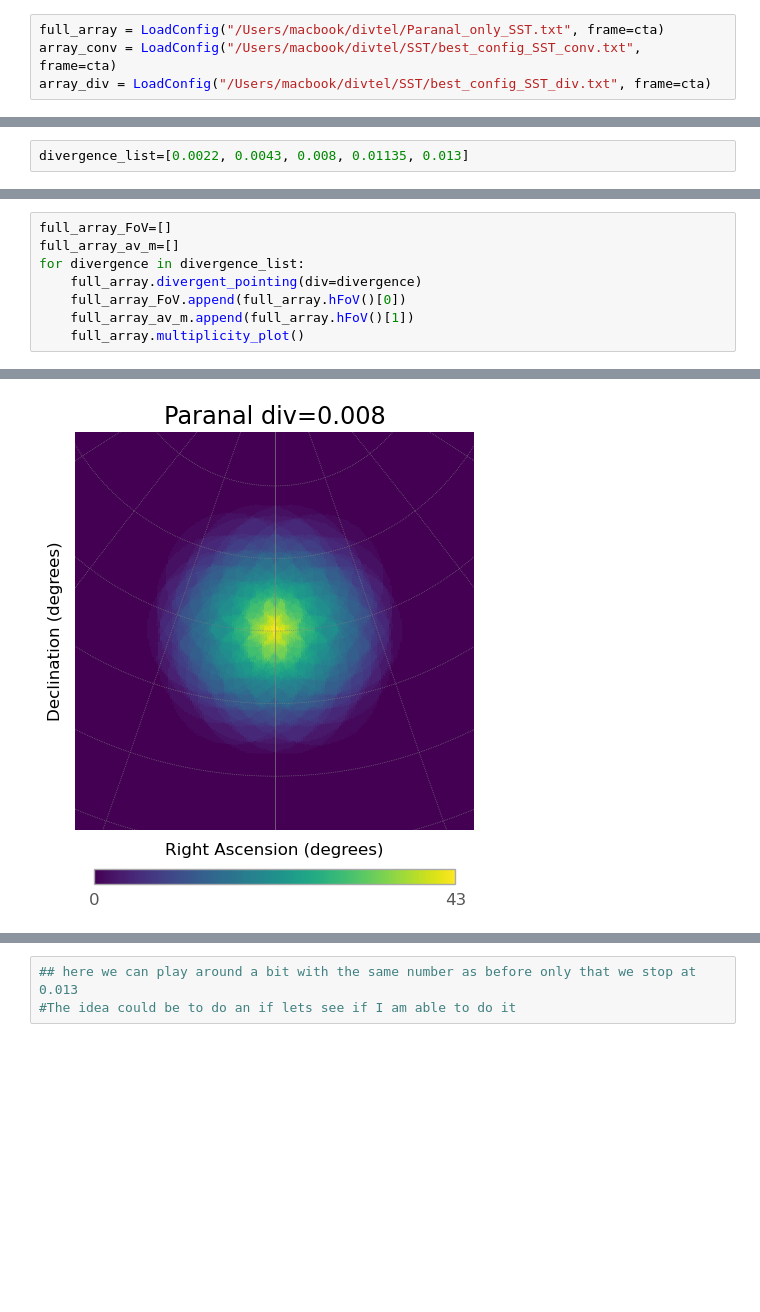
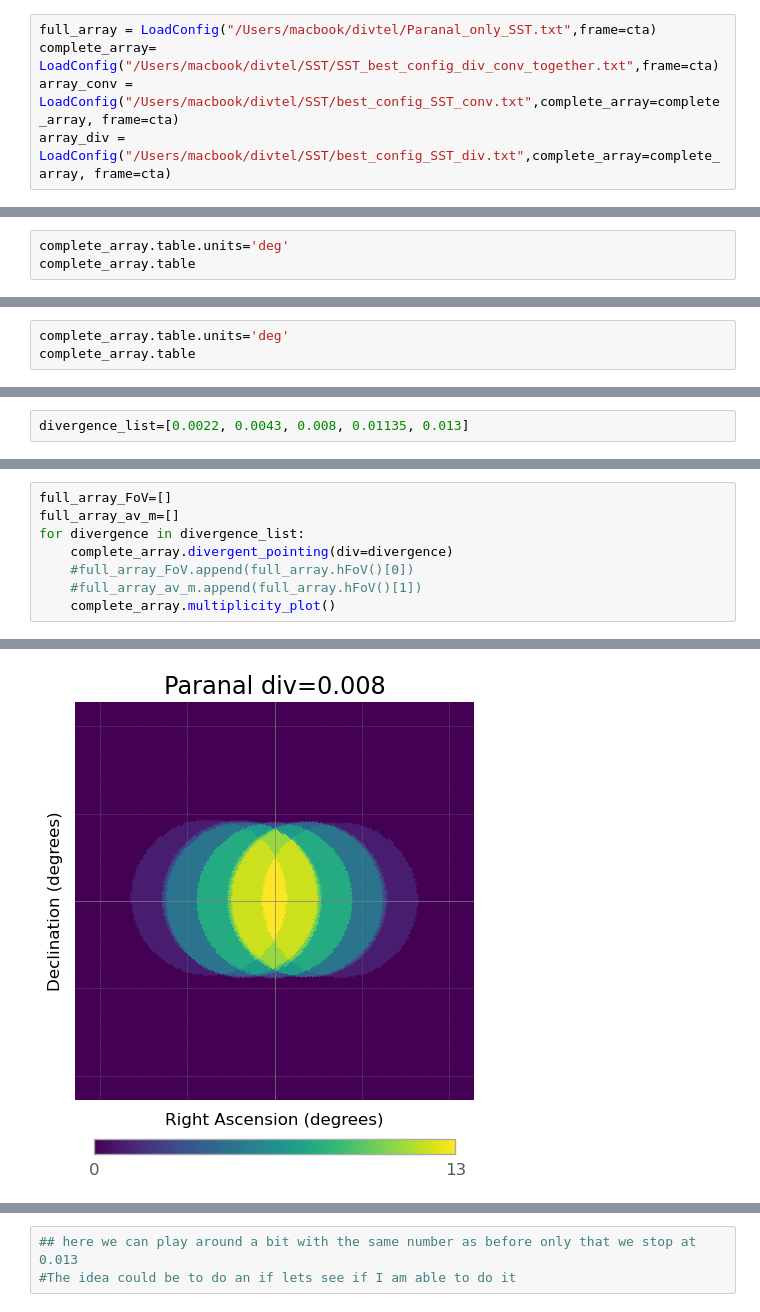
Before and after one commit to SamantaMorales/divtel, a Jupyter notebook: SST/BEST_SST_choosing_divergence_values.ipynb, the cells around one changed output, grey strips where cells are left out. Drawn from its saved outputs; the diff is of its cells as text; blank space fills up the shorter version.

```diff
--- a/SST/BEST_SST_choosing_divergence_values.ipynb
+++ b/SST/BEST_SST_choosing_divergence_values.ipynb
@@ -373,9 +373,10 @@ print(f"New telescope data has been written to {output_file_path_4}")
 # %% [output]
 New telescope data has been written to ./best_config_SST_div.txt
 # %%
-full_array = LoadConfig("/Users/macbook/divtel/Paranal_only_SST.txt", frame=cta)
-array_conv = LoadConfig("/Users/macbook/divtel/SST/best_config_SST_conv.txt", frame=cta)
-array_div = LoadConfig("/Users/macbook/divtel/SST/best_config_SST_div.txt", frame=cta)
+full_array = LoadConfig("/Users/macbook/divtel/Paranal_only_SST.txt",frame=cta)
+complete_array= LoadConfig("/Users/macbook/divtel/SST/SST_best_config_div_conv_together.txt",frame=cta)
+array_conv = LoadConfig("/Users/macbook/divtel/SST/best_config_SST_conv.txt",complete_array=complete_array, frame=cta)
+array_div = LoadConfig("/Users/macbook/divtel/SST/best_config_SST_div.txt",complete_array=complete_array, frame=cta)
 # %%
 array_div.table.units='deg'
 array_div.table
@@ -391,3 +392,6 @@ Table length=7
 | 5 | -415.67 | -402.0 | 48.25 | 0.000 | 0.000 | 90.000 | 5.600 | 4.450 | 62.462 | 1.000 | -0.000 | ... |
 | 6 | -415.67 | 402.0 | 15.58 | 0.000 | 0.000 | 90.000 | 5.600 | 4.450 | 62.462 | 1.000 | -0.000 | ... |
 | 7 | -429.67 | 0.0 | 29.42 | 0.000 | 0.000 | 90.000 | 5.600 | 4.450 | 62.462 | 1.000 | -0.000 | ... |
+# %%
+complete_array.table.units='deg'
+complete_array.table
@@ -405,3 +427,6 @@ Table length=6
 | 4 | 0.0 | -816.83 | 65.42 | 0.000 | 0.000 | 90.000 | 5.600 | 4.450 | 62.462 | 1.000 | -0.000 | ... |
 | 5 | 839.67 | -404.67 | 17.75 | 0.000 | 0.000 | 90.000 | 5.600 | 4.450 | 62.462 | 1.000 | -0.000 | ... |
 | 6 | 839.67 | 404.67 | 10.08 | 0.000 | 0.000 | 90.000 | 5.600 | 4.450 | 62.462 | 1.000 | -0.000 | ... |
+# %%
+complete_array.table.units='deg'
+complete_array.table
@@ -452,8 +533,8 @@ for divergence in divergence_list:
 full_array_FoV=[]
 full_array_av_m=[]
 for divergence in divergence_list:
-    full_array.divergent_pointing(div=divergence)
-    full_array_FoV.append(full_array.hFoV()[0])
-    full_array_av_m.append(full_array.hFoV()[1])
-    full_array.multiplicity_plot()
+    complete_array.divergent_pointing(div=divergence)
+    #full_array_FoV.append(full_array.hFoV()[0])
+    #full_array_av_m.append(full_array.hFoV()[1])
+    complete_array.multiplicity_plot()
 # %% [output]
@@ -462 +594 @@ for divergence in divergence_list:
-[figure, old version]
+[figure, new version]
```
Also changed, not shown: parts of 54 cells of this notebook, 5 other files.
